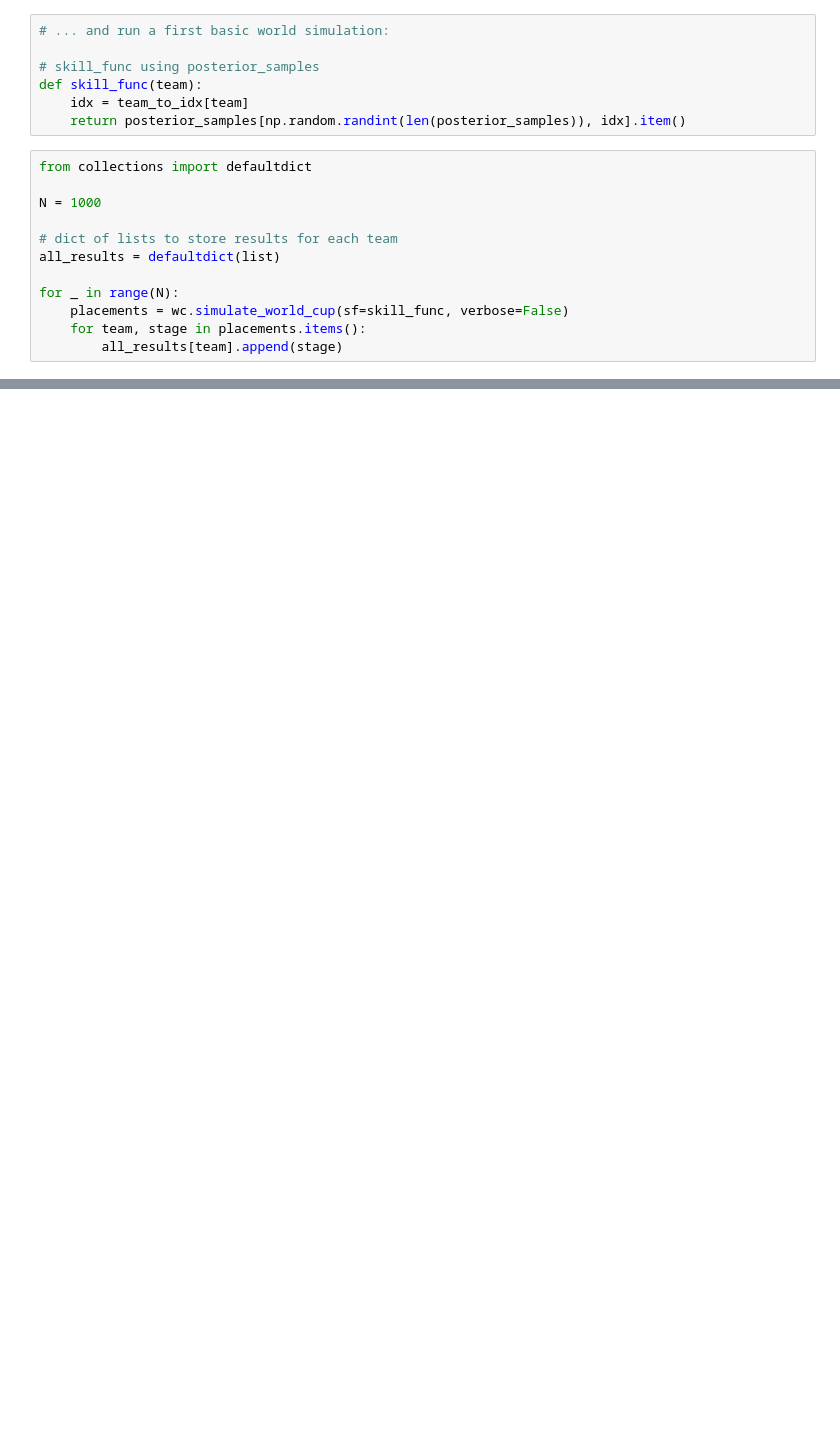
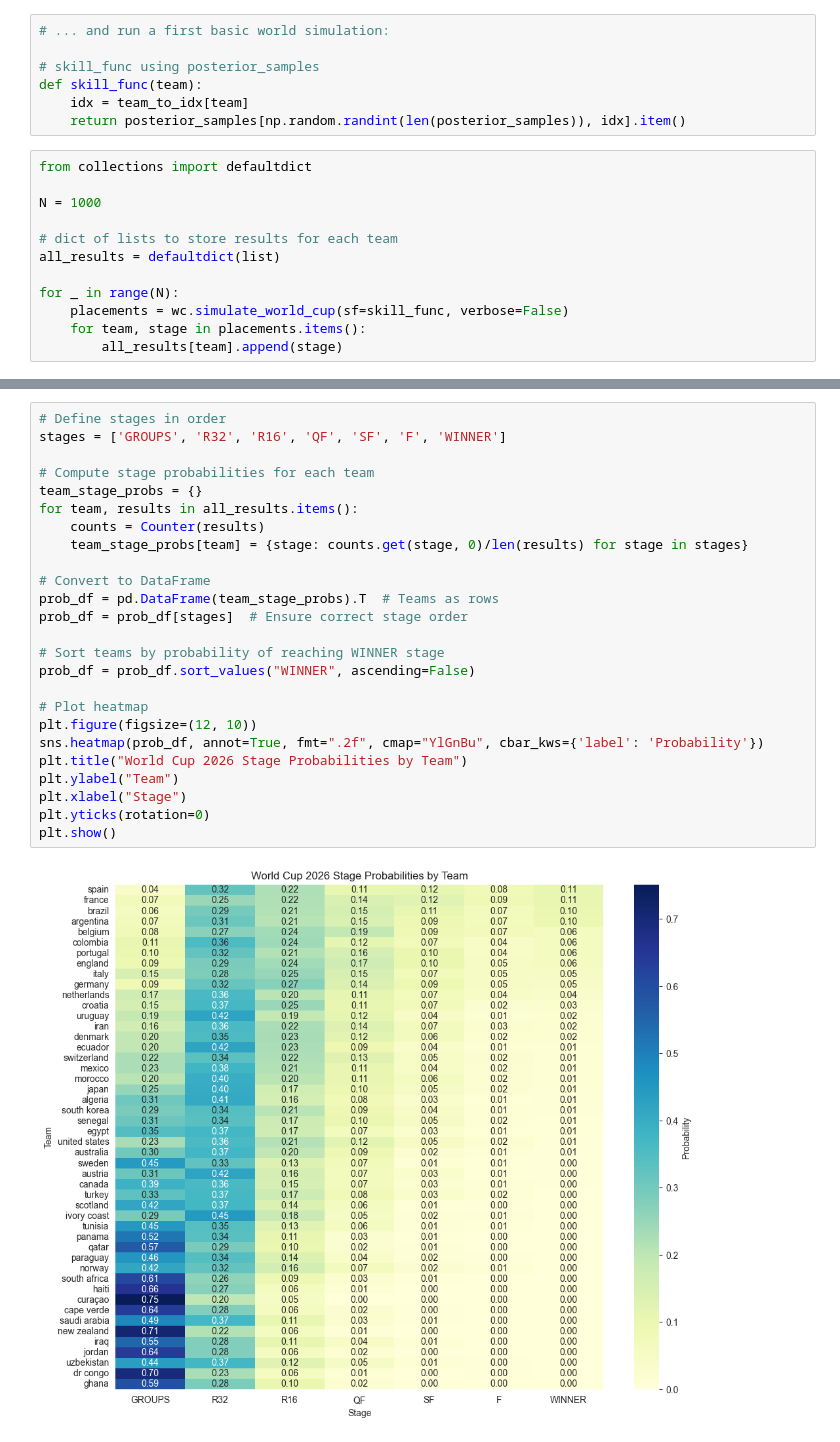
Before and after one commit to shmax13/ai-programming, a Jupyter notebook: src/simple_elo_model.ipynb, the cells around one changed output, grey strips where cells are left out. Saved outputs shown, nothing was run; the diff lists cells and outputs as text; blank space fills up the shorter version.

```diff
--- a/src/simple_elo_model.ipynb
+++ b/src/simple_elo_model.ipynb
@@ -185,0 +188,27 @@ plt.show()
+# %%
+# Define stages in order
+stages = ['GROUPS', 'R32', 'R16', 'QF', 'SF', 'F', 'WINNER']
+
+# Compute stage probabilities for each team
+team_stage_probs = {}
+for team, results in all_results.items():
+    counts = Counter(results)
+    team_stage_probs[team] = {stage: counts.get(stage, 0)/len(results) for stage in stages}
+
+# Convert to DataFrame
+prob_df = pd.DataFrame(team_stage_probs).T  # Teams as rows
+prob_df = prob_df[stages]  # Ensure correct stage order
+
+# Sort teams by probability of reaching WINNER stage
+prob_df = prob_df.sort_values("WINNER", ascending=False)
+
+# Plot heatmap
+plt.figure(figsize=(12, 10))
+sns.heatmap(prob_df, annot=True, fmt=".2f", cmap="YlGnBu", cbar_kws={'label': 'Probability'})
+plt.title("World Cup 2026 Stage Probabilities by Team")
+plt.ylabel("Team")
+plt.xlabel("Stage")
+plt.yticks(rotation=0)
+plt.show()
+# %% [output]
+[figure, added]
```
Also changed, not shown: parts of 6 cells of this notebook.
